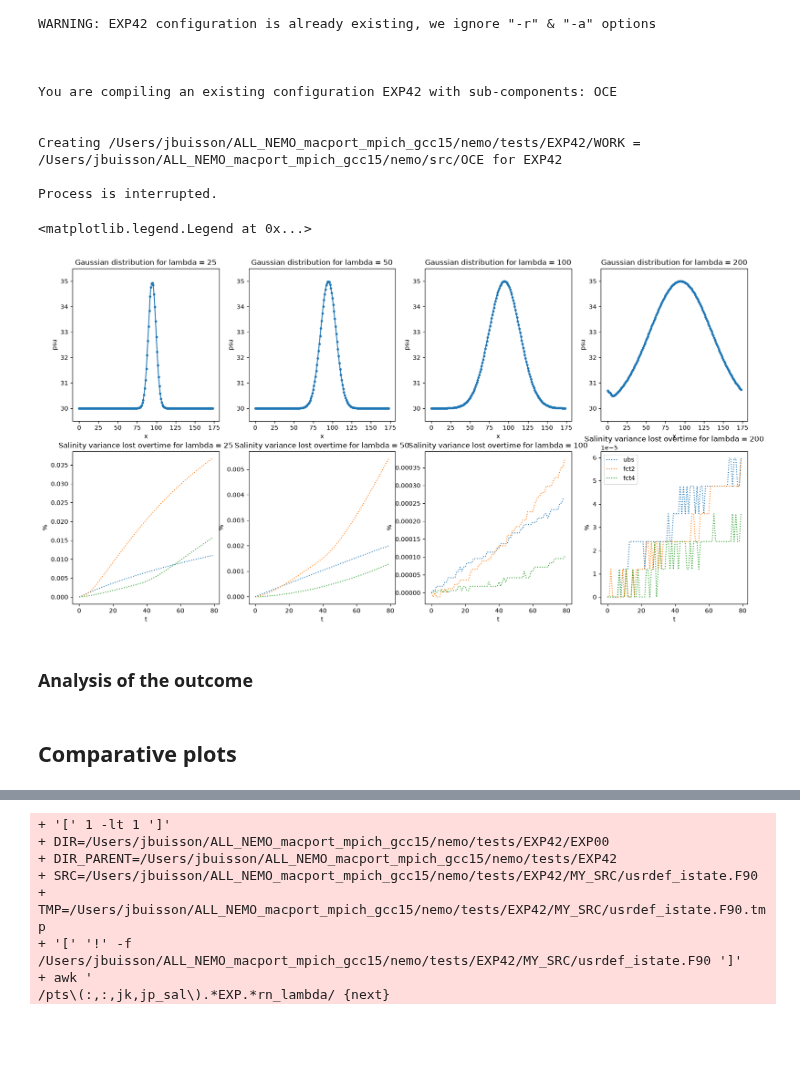
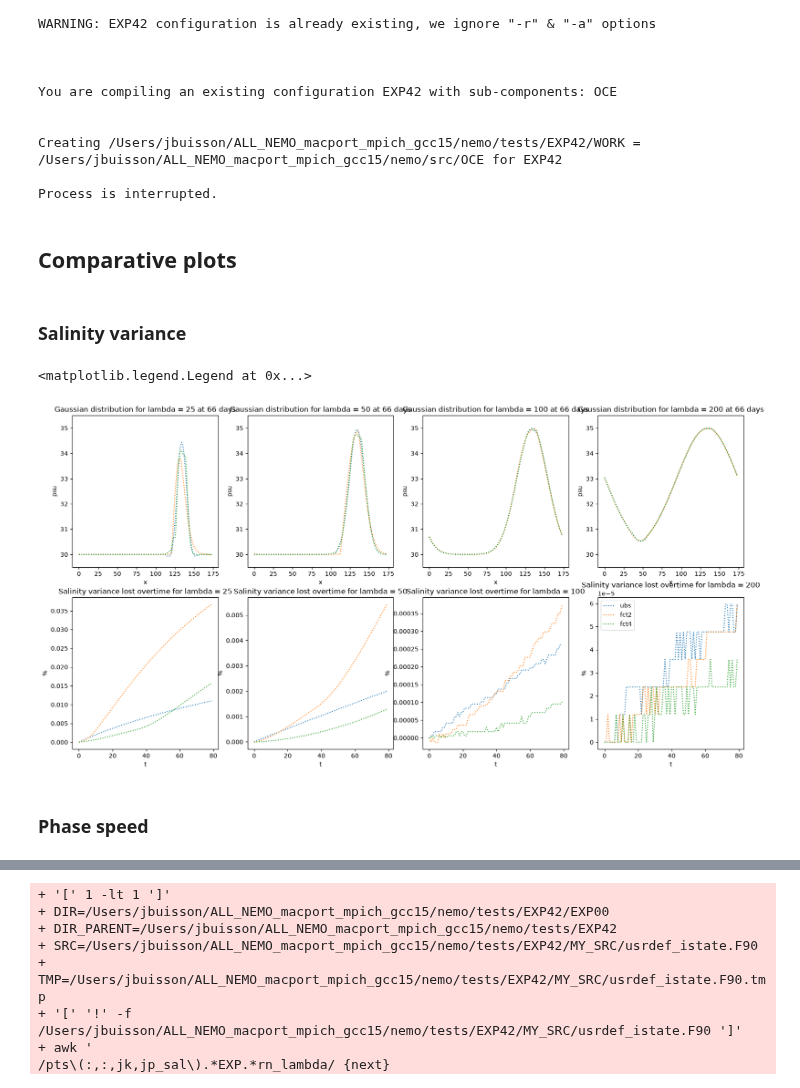
Before and after one commit to justinebuisson606/NEMO_Demonstrators, a Jupyter notebook: Demonstator 1-gauss.ipynb, the cells around one changed output, grey strips where cells are left out. Cells and saved outputs as stored; diff of their text form; code cells hidden in the pictures; blank space fills up the shorter version.

```diff
--- a/Demonstator 1-gauss.ipynb
+++ b/Demonstator 1-gauss.ipynb
@@ -46,6 +48,10 @@ You are compiling an existing configuration EXP42 with sub-components: OCE
 Creating /Users/jbuisson/ALL_NEMO_macport_mpich_gcc15/nemo/tests/EXP42/WORK = /Users/jbuisson/ALL_NEMO_macport_mpich_gcc15/nemo/src/OCE for EXP42
 
 Process is interrupted.
+# %% [markdown]
+## Comparative plots
+# %% [markdown]
+### Salinity variance
 # %%
 #Insert below the name of the directory in which you will run the simulations /.../EXP$$
 rep = ''
@@ -55,32 +61,30 @@ scheme_list = ['ubs', 'fct2', 'fct4']
 # %%
 fig_salt2c, axes_salt2c = plt.subplots(2, len(lambda_list), figsize=(20,10))
 
 for i, l in enumerate(lambda_list):
         for scheme in scheme_list :
             dataset = xr.open_dataset(rep+'CANAL_gauss_'+scheme+'.'+str(l)+'_all_grid.nc', decode_times=False)
             s2c = dataset['salt2c'].mean(dim=('x_grid_T', 'y_grid_T'))
             s2c = np.array(s2c)
             data = (1-s2c/s2c[0])*100
             time = np.arange(s2c.shape[0])
             axes_salt2c[1][i].plot(time,  data, ':', label = scheme)#plotting the ratio of the lost variance
             axes_salt2c[1][i].set_title(f"Salinity variance lost overtime for lambda = {l}")
             axes_salt2c[1][i].set_xlabel('t')
             axes_salt2c[1][i].set_ylabel('%')
-        gauss = dataset['soce'].isel(time_counter=0, y_grid_T = 50, deptht=0)
-        x = np.arange(gauss.shape[0])
-        axes_salt2c[0][i].plot(x, gauss, '.-')
-        axes_salt2c[0][i].set_title(f"Gaussian distribution for lambda = {l}")
+            gauss = dataset['soce'].isel(time_counter=65, y_grid_T = 50, deptht=0)
+            x = np.arange(gauss.shape[0])
+            axes_salt2c[0][i].plot(x, gauss, ':')
+        axes_salt2c[0][i].set_title(f"Gaussian distribution for lambda = {l} at 66 days")
         axes_salt2c[0][i].set_ylim(29.5,35.5)
         axes_salt2c[0][i].set_xlabel('x')
         axes_salt2c[0][i].set_ylabel('psu')
 plt.legend()
 # %% [output]
 <matplotlib.legend.Legend at 0x...>
-[figure, old version]
+[figure, new version]
-# %% [markdown]
-### Analysis of the outcome
-# %% [markdown]
-## Comparative plots
+# %% [markdown]
+### Phase speed
 # %%
 cen2 = xr.open_dataset(rep+'CANAL_gauss_cen2.100_all_grid.nc', decode_times=False)
 ubs = xr.open_dataset(rep+'CANAL_gauss_ubs.100_all_grid.nc', decode_times=False)
```
Also changed, not shown: parts of 11 cells of this notebook, 6 other files.
